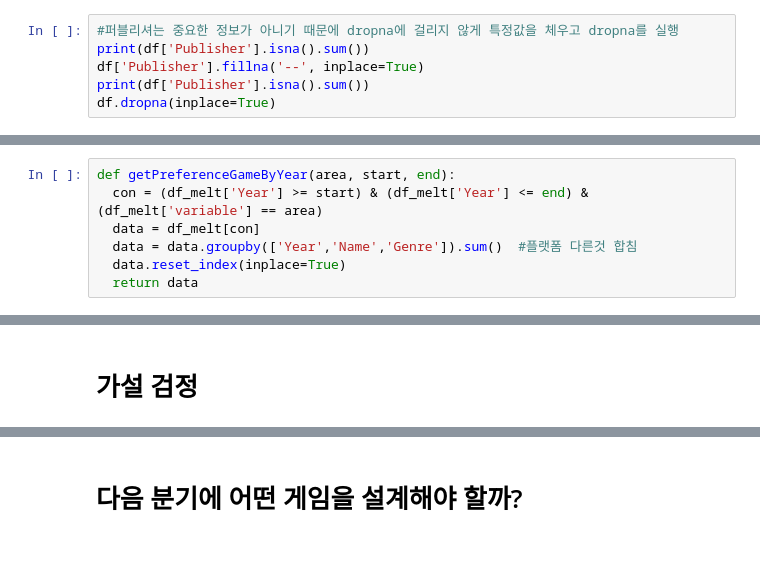
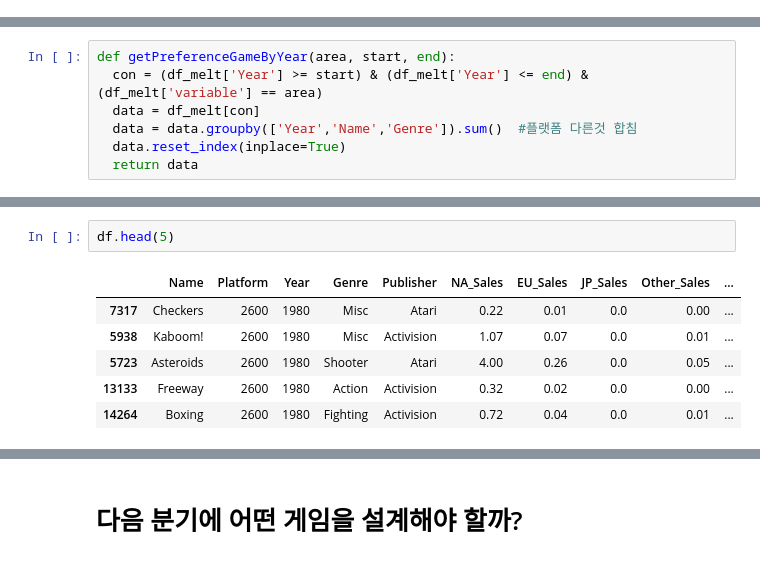
Before and after one commit to npwow/AI_Section1_Project, a Jupyter notebook: project1.ipynb, the cells around one changed output, grey strips where cells are left out. Cells and saved outputs as stored; diff of their text form.

```diff
--- a/project1.ipynb
+++ b/project1.ipynb
@@ -111,9 +111,3 @@ print('년도 빈값:', df['Year'].isna().sum())
 년도 빈값: 0
 # %%
 df.sort_values('Year', ascending=True, inplace=True)
-# %%
-#퍼블리셔는 중요한 정보가 아니기 때문에 dropna에 걸리지 않게 특정값을 체우고 dropna를 실행
-print(df['Publisher'].isna().sum())
-df['Publisher'].fillna('--', inplace=True)
-print(df['Publisher'].isna().sum())
-df.dropna(inplace=True)
@@ -265,5 +221,12 @@ showPreferenceGameByYear('Other_Sales', 'Other 게임 순위 TOP 5', 2010, 2016)
 [interactive output not drawn]
 [interactive output not drawn]
 [interactive output not drawn]
-# %% [markdown]
-# 가설 검정
+# %%
+df.head(5)
+# %% [output]
+|  | Name | Platform | Year | Genre | Publisher | NA_Sales | EU_Sales | JP_Sales | Other_Sales | ... |
+| 7317 | Checkers | 2600 | 1980 | Misc | Atari | 0.22 | 0.01 | 0.0 | 0.00 | ... |
+| 5938 | Kaboom! | 2600 | 1980 | Misc | Activision | 1.07 | 0.07 | 0.0 | 0.01 | ... |
+| 5723 | Asteroids | 2600 | 1980 | Shooter | Atari | 4.00 | 0.26 | 0.0 | 0.05 | ... |
+| 13133 | Freeway | 2600 | 1980 | Action | Activision | 0.32 | 0.02 | 0.0 | 0.00 | ... |
+| 14264 | Boxing | 2600 | 1980 | Fighting | Activision | 0.72 | 0.04 | 0.0 | 0.01 | ... |
```
Also changed, not shown: parts of 16 cells of this notebook.
